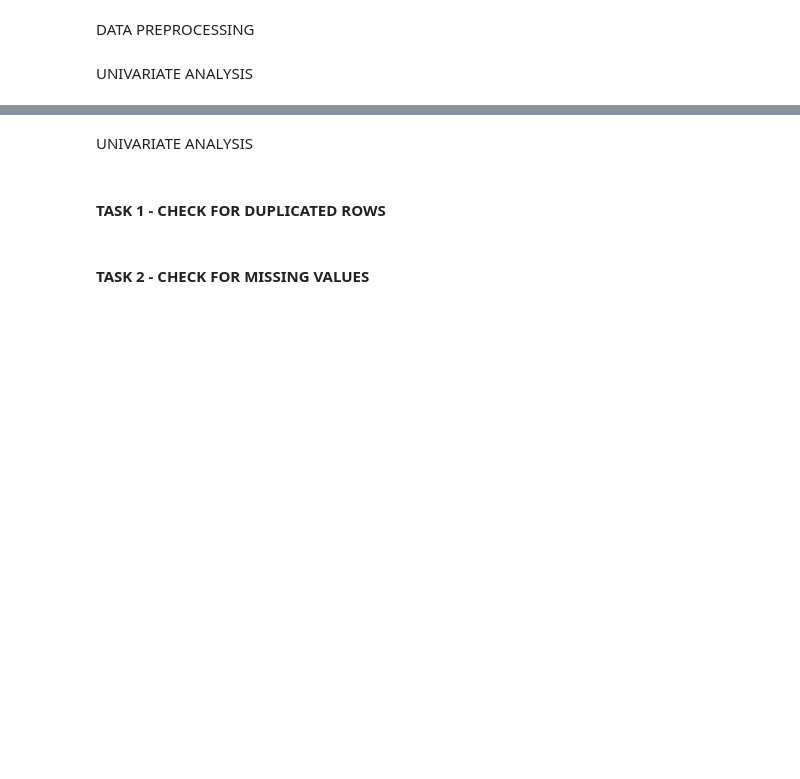
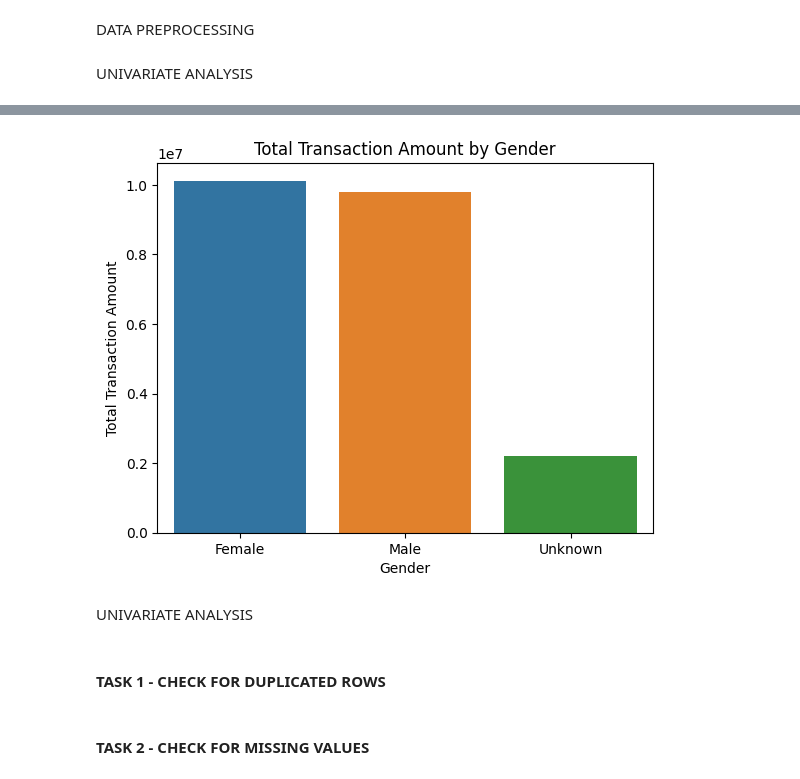
Before and after one commit to kwabenaboateng/CUSTOMER-TRANSACTIONS, a Jupyter notebook: Customer Transactions.ipynb, the cells around one changed output, grey strips where cells are left out. Cells and saved outputs as stored; diff of their text form; code cells hidden in the pictures; blank space fills up the shorter version.

```diff
--- a/Customer Transactions.ipynb
+++ b/Customer Transactions.ipynb
@@ -329,3 +352,13 @@ fig.show()
+# %%
+# Plot total transaction amount by gender
+gender_transaction = customer_transactions.groupby('Gender')['Transaction Amount'].sum().reset_index()
+sns.barplot(x='Gender', y='Transaction Amount', data=gender_transaction)
+plt.title('Total Transaction Amount by Gender')
+plt.xlabel('Gender')
+plt.ylabel('Total Transaction Amount')
+plt.show()
+# %% [output]
+[figure, added]
 # %% [markdown]
 UNIVARIATE ANALYSIS
 # %%
```
Also changed, not shown: parts of 4 cells of this notebook.
